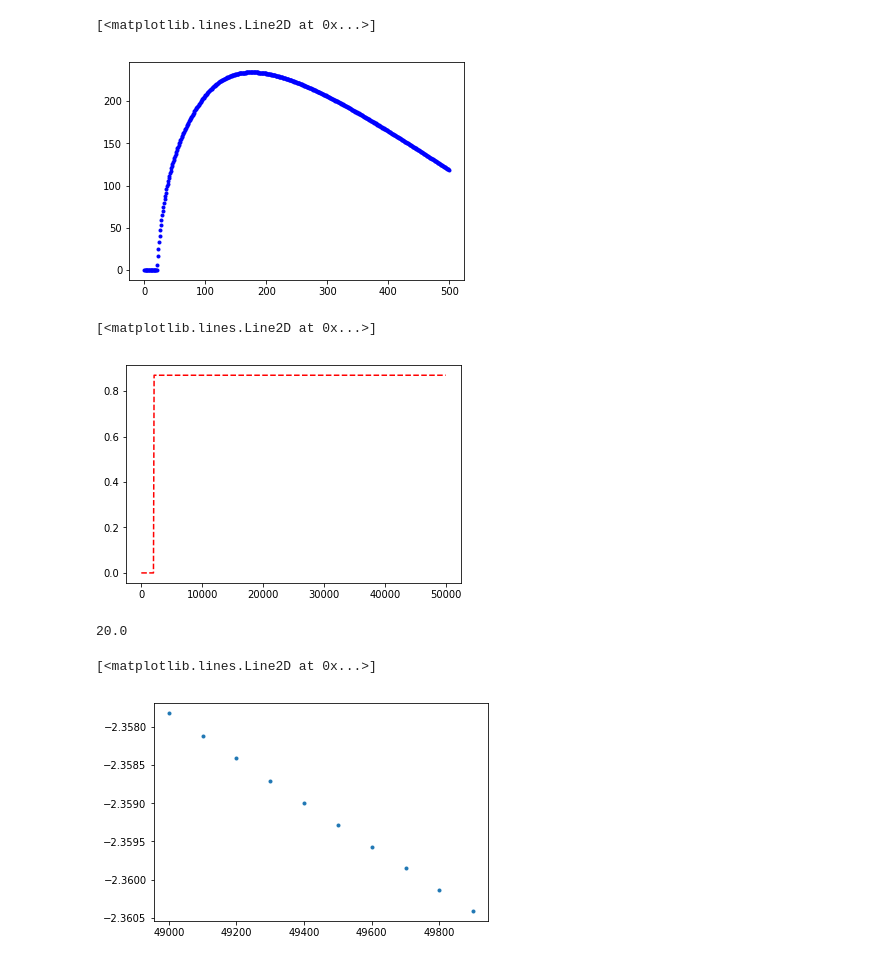
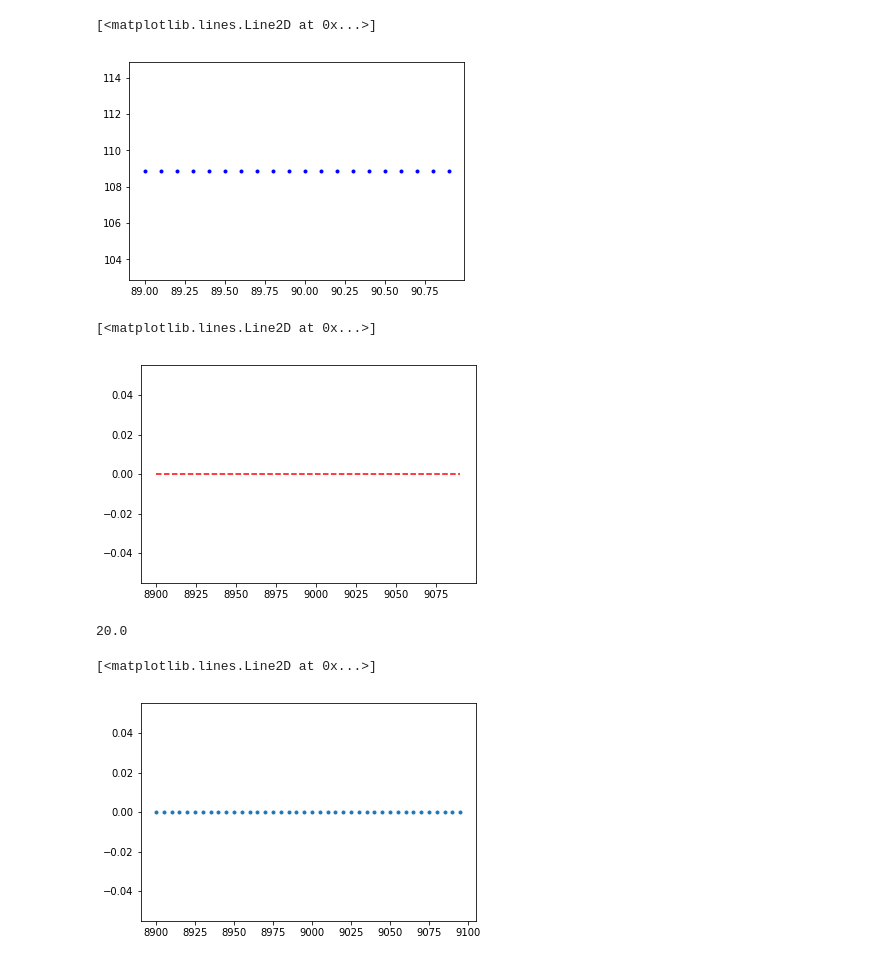
Before and after one commit to AvaRat/dynamic-model-car-simulator, a Jupyter notebook: simulator_visualization.ipynb, the cells around one changed output. Saved outputs shown, nothing was run; the diff lists cells and outputs as text; code cells hidden in the pictures.

```diff
--- a/simulator_visualization.ipynb
+++ b/simulator_visualization.ipynb
@@ -38,14 +39,18 @@ np.where(data['slip_angle_f'] == np.max(data['slip_angle_f']))
 # %%
-yaw_clean = np.unwrap(data['yaw_angle'][::100])
-plt.plot(data['t'][::100], np.rad2deg(yaw_clean) %360, '.b')
+interest_a = 8900
+interest_b = 9100
+n = 10
+yaw_clean = np.unwrap(data['yaw_angle'][interest_a:interest_b][::n])
+
+plt.plot(data['t'][interest_a:interest_b][::n], np.rad2deg(yaw_clean) %360, '.b')
 # %% [output]
 [<matplotlib.lines.Line2D at 0x...>]
-[figure, old version]
+[figure, new version]
 # %%
-plt.plot(data['steering_angle'][:], '--r')
+plt.plot(data['steering_angle'][interest_a:interest_b][::n], '--r')
 # %% [output]
 [<matplotlib.lines.Line2D at 0x...>]
-[figure, old version]
+[figure, new version]
 # %%
 torque = data['torque']
 torque_n = sum(torque == np.max(torque))
@@ -56,8 +61,8 @@ torque_change_time
 20.0
 # %%
 slip_angle = data['slip_angle_f']
-plt.plot(slip_angle[interest_a:interest_b][::100], '.')
+plt.plot(slip_angle[interest_a:interest_b][::5], '.')
 # %% [output]
 [<matplotlib.lines.Line2D at 0x...>]
-[figure, old version]
+[figure, new version]
 # %%
```
Also changed, not shown: parts of 12 cells of this notebook, 3 other files.
